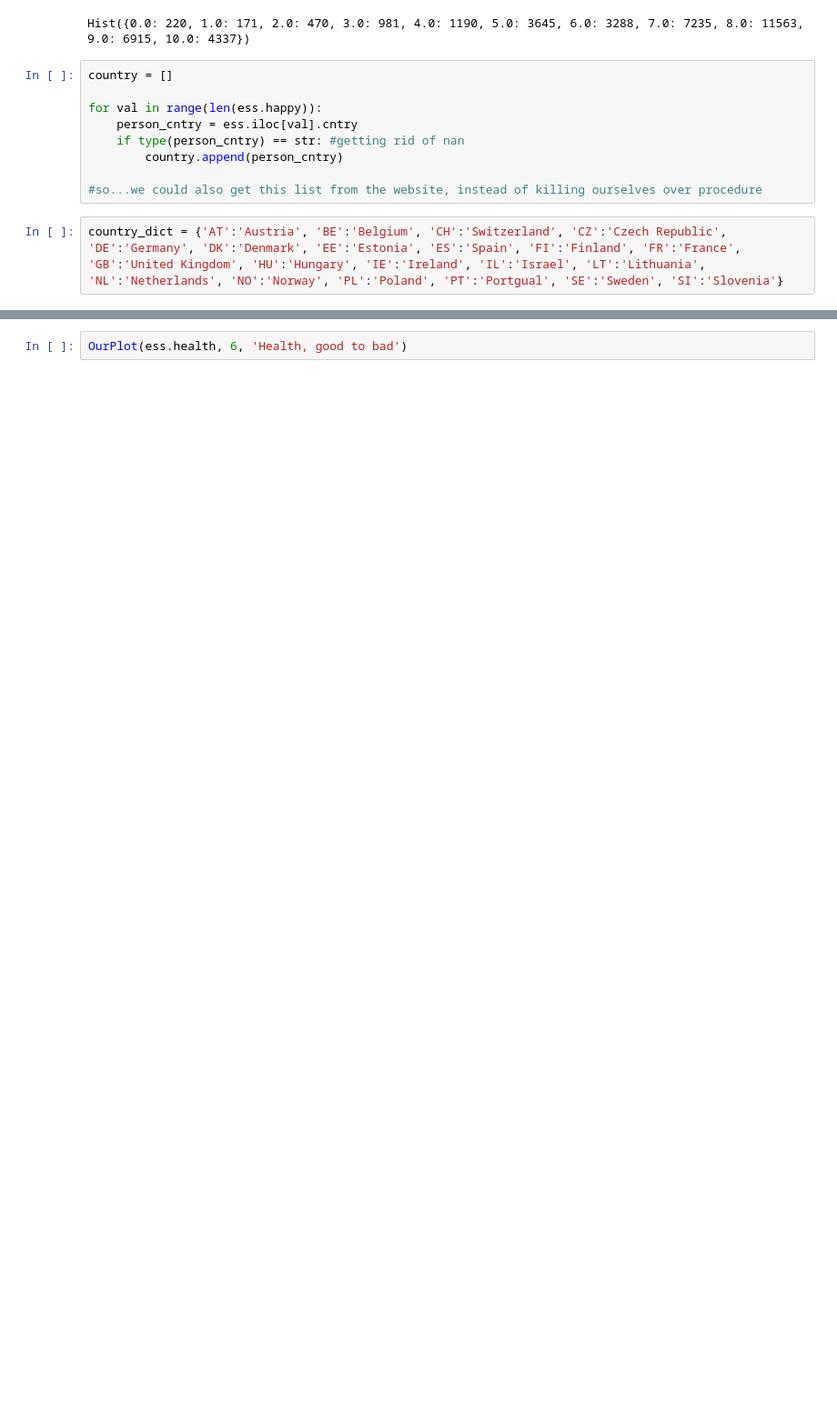
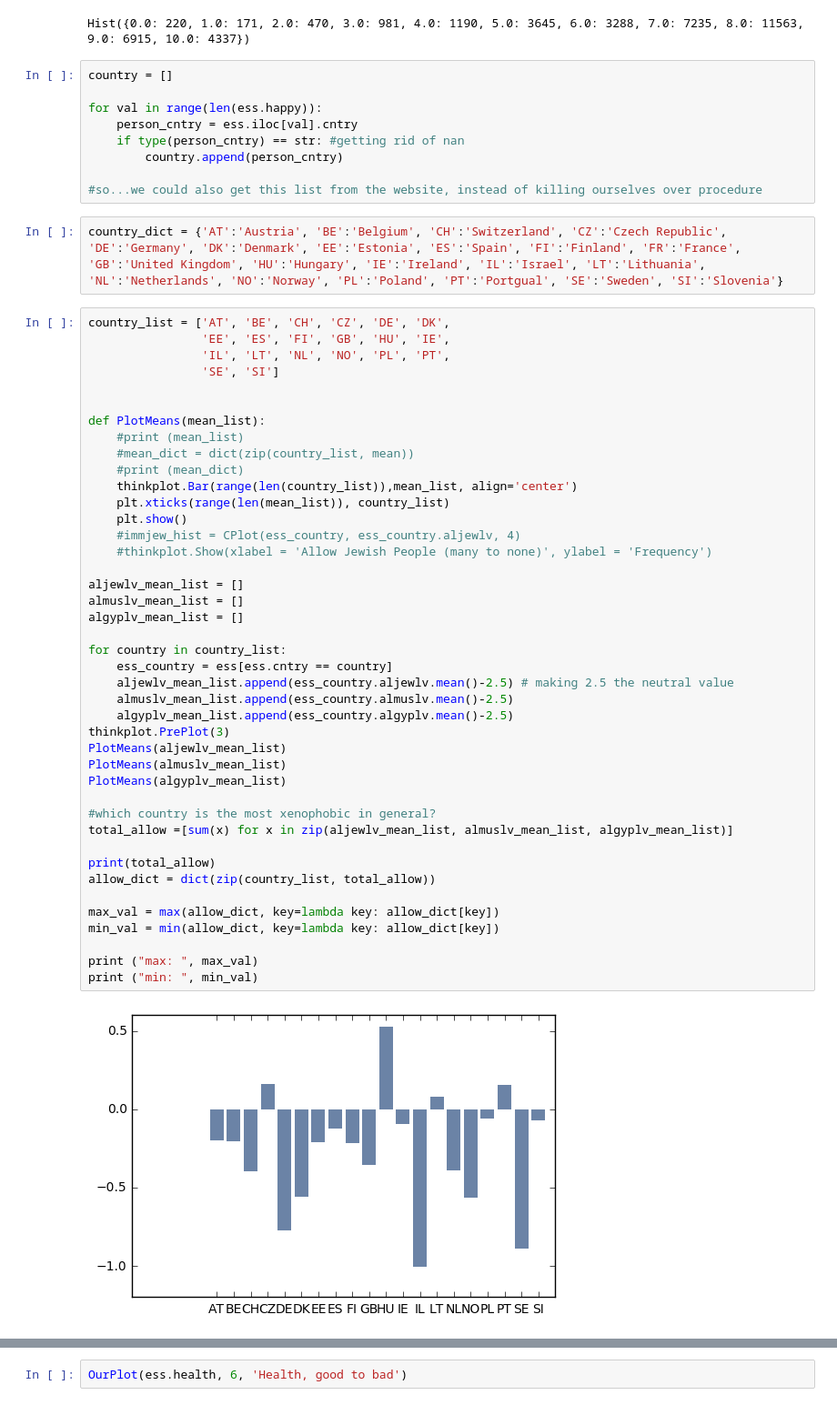
Before and after one commit to apurvaraman/DataScienceReport1, a Jupyter notebook: Report1.ipynb, the cells around one changed output, grey strips where cells are left out. Shown: that part at 91% size. Drawn from its saved outputs; the diff is of its cells as text; blank space fills up the shorter version.

Commit message:
Country breakdown with means

```diff
--- a/Report1.ipynb
+++ b/Report1.ipynb
@@ -96,3 +72,47 @@ for val in range(len(ess.happy)):
 #so...we could also get this list from the website, instead of killing ourselves over procedure
 # %%
 country_dict = {'AT':'Austria', 'BE':'Belgium', 'CH':'Switzerland', 'CZ':'Czech Republic', 'DE':'Germany', 'DK':'Denmark', 'EE':'Estonia', 'ES':'Spain', 'FI':'Finland', 'FR':'France', 'GB':'United Kingdom', 'HU':'Hungary', 'IE':'Ireland', 'IL':'Israel', 'LT':'Lithuania', 'NL':'Netherlands', 'NO':'Norway', 'PL':'Poland', 'PT':'Portgual', 'SE':'Sweden', 'SI':'Slovenia'}
+# %%
+country_list = ['AT', 'BE', 'CH', 'CZ', 'DE', 'DK',
+                'EE', 'ES', 'FI', 'GB', 'HU', 'IE',
+                'IL', 'LT', 'NL', 'NO', 'PL', 'PT',
+                'SE', 'SI']
+
+
+def PlotMeans(mean_list):
+    #print (mean_list)
+    #mean_dict = dict(zip(country_list, mean))
+    #print (mean_dict)
+    thinkplot.Bar(range(len(country_list)),mean_list, align='center')
+    plt.xticks(range(len(mean_list)), country_list)
+    plt.show()
+    #immjew_hist = CPlot(ess_country, ess_country.aljewlv, 4)
+    #thinkplot.Show(xlabel = 'Allow Jewish People (many to none)', ylabel = 'Frequency')
+
+aljewlv_mean_list = []
+almuslv_mean_list = []
+algyplv_mean_list = []
+
+for country in country_list:
+    ess_country = ess[ess.cntry == country]
+    aljewlv_mean_list.append(ess_country.aljewlv.mean()-2.5) # making 2.5 the neutral value
+    almuslv_mean_list.append(ess_country.almuslv.mean()-2.5)
+    algyplv_mean_list.append(ess_country.algyplv.mean()-2.5)
+thinkplot.PrePlot(3)
+PlotMeans(aljewlv_mean_list)
+PlotMeans(almuslv_mean_list)
+PlotMeans(algyplv_mean_list)
+
+#which country is the most xenophobic in general?
+total_allow =[sum(x) for x in zip(aljewlv_mean_list, almuslv_mean_list, algyplv_mean_list)]
+
+print(total_allow)
+allow_dict = dict(zip(country_list, total_allow))
+
+max_val = max(allow_dict, key=lambda key: allow_dict[key])
+min_val = min(allow_dict, key=lambda key: allow_dict[key])
+
+print ("max: ", max_val)
+print ("min: ", min_val)
+# %% [output]
+[figure, added]
```
Also changed, not shown: parts of 12 cells of this notebook.
